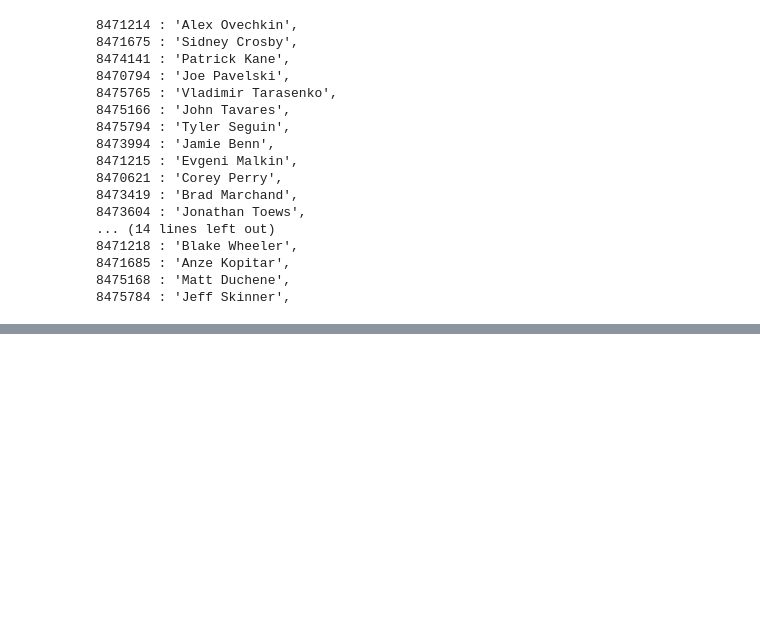
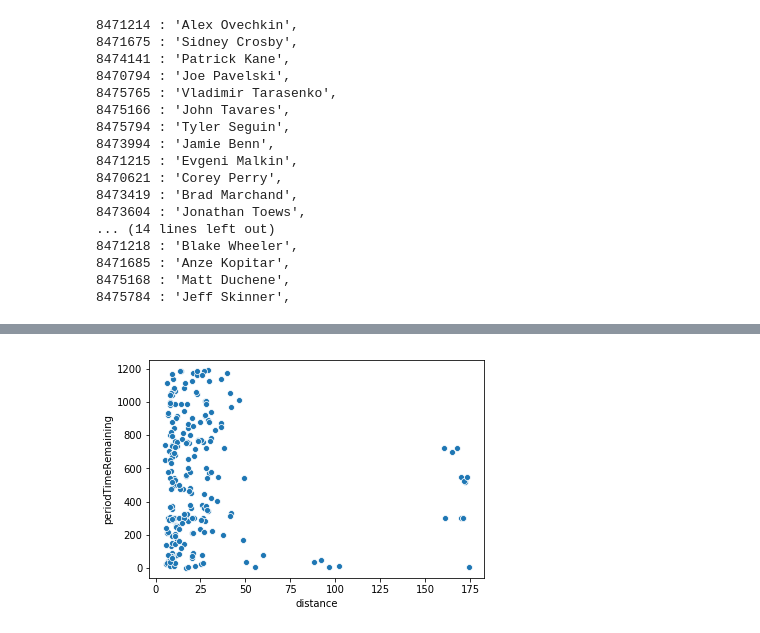
Before and after one commit to lapalap/NHL_Visualization, a Jupyter notebook: Py_data_cooking.ipynb, the cells around one changed output, grey strips where cells are left out. Saved outputs shown, nothing was run; the diff lists cells and outputs as text; code cells hidden in the pictures; blank space fills up the shorter version.

```diff
--- a/Py_data_cooking.ipynb
+++ b/Py_data_cooking.ipynb
@@ -296,0 +266,4 @@ array([ 79.,  60.,  46.,  54.,  52.,  49.,  52.,  71.,  75.,  68.,  69.,
+# %%
+ax = sns.scatterplot(x="distance", y="periodTimeRemaining", data=Goals[(Goals['lastName'] == 'Crosby') & (Goals['firstName'] == 'Sidney')])
+# %% [output]
+[figure, added]
```
Also changed, not shown: parts of 19 cells of this notebook, 37 other files.
